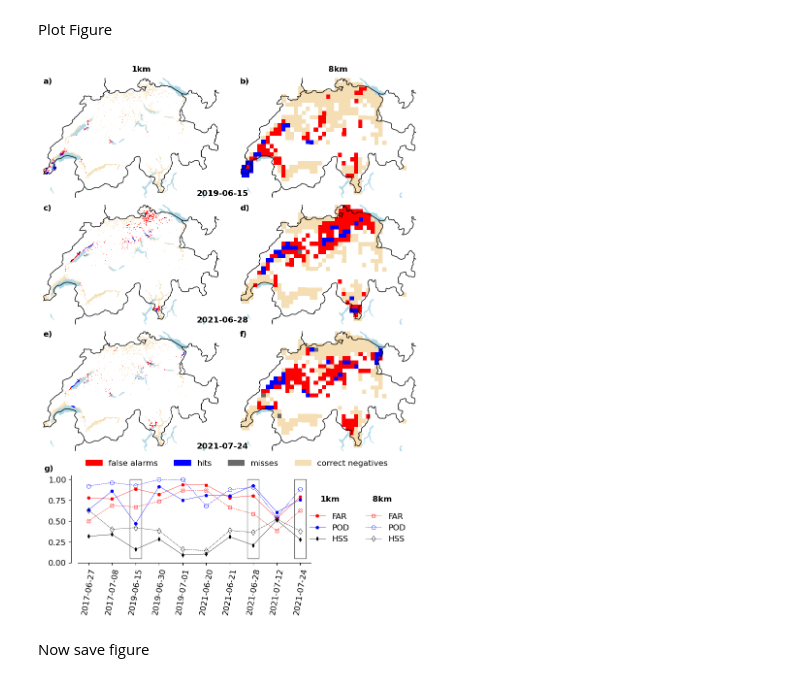
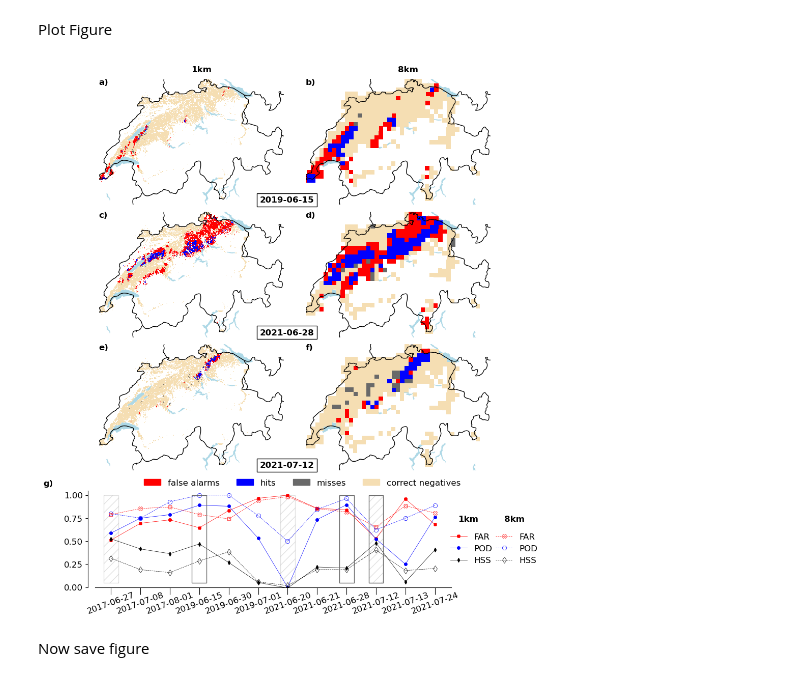
Before and after one commit to CLIMADA-project/climada_papers, a Jupyter notebook: 202403_crop_hail_damage_footprint/plot_skill_metrics_single_event_Figures_3_4.ipynb, the cells around one changed output. Cells and saved outputs as stored; diff of their text form; code cells hidden in the pictures.

Commit message:
update Figures 3 4, make nicer

```diff
--- a/202403_crop_hail_damage_footprint/plot_skill_metrics_single_event_Figures_3_4.ipynb
+++ b/202403_crop_hail_damage_footprint/plot_skill_metrics_single_event_Figures_3_4.ipynb
@@ -24,11 +24,11 @@ import matplotlib.pyplot as plt
 Specify details of the plot (Croptype, variable, resolutions etc) and directories
 # %%
 #%% SETUP
-croptype='grapevine'
+croptype='wheat'
 variable='MESHS'
 varname='MZC'
 dates=['2019-06-15','2021-06-28','2021-07-12'] #used for wheat in paper
-dates=['2019-06-15','2021-06-28','2021-07-24'] #used for grapevine
+#dates=['2019-06-15','2021-06-28','2021-07-24'] #used for grapevine
 resolutions=['1km','8km']
 
 #minimum threshold (1 means at least one field required within grid cell)
@@ -111,11 +111,11 @@ for i,date in enumerate(dates):
         #plot row labels (dates)
         if j==1:
             if i==0:
-                ax.text(-0.1,0.02,dates[i], ha='center', transform=ax.transAxes,fontweight='bold',zorder=10)
+                ax.text(-0.1,0.02,dates[i], ha='center', bbox=dict(facecolor='w'), transform=ax.transAxes,fontweight='bold',zorder=10)
             if i==1:
-                ax.text(-0.1,0.02,dates[i], ha='center', transform=ax.transAxes,fontweight='bold',zorder=10)
+                ax.text(-0.1,0.02,dates[i], ha='center', bbox=dict(facecolor='w'), transform=ax.transAxes,fontweight='bold',zorder=10)
             if i==2:
-                ax.text(-0.1,0.02,dates[i], ha='center', transform=ax.transAxes,fontweight='bold',zorder=10)
+                ax.text(-0.1,0.02,dates[i], ha='center', bbox=dict(facecolor='w'), transform=ax.transAxes,fontweight='bold',zorder=10)
 
         #plot panel labels
         if i==0:
@@ -162,7 +162,7 @@ for i,date in enumerate(dates):
 matplotlib.rcParams.update({'font.size': fontsize,'axes.edgecolor': 'k'})
 
 #create additonal axes for time series plot
-ax2=fig.add_axes([0.2,-0.12,0.48,0.18])
+ax2=fig.add_axes([0.12,-0.12,0.7,0.19])
 ax2.text(-0.145,1.05,labels[6], transform=ax2.transAxes,fontsize=fontsize,fontweight='bold')
 
 #plot measures per event (panel g)
@@ -171,38 +171,39 @@ handles,labs,ax2,dates_all,npred_per_date,df_all_dates=\
                             variable,
                             ax2,
                             measures=['FAR','POD','HSS'],
                             thresh=thresh,
                             fontsize=fontsize)
 
 #format axis
-ax2.set_xticklabels(ax2.get_xticklabels(),rotation=80)
+ax2.set_xticklabels(ax2.get_xticklabels(),rotation=20,fontsize=fontsize)
 ax2.spines[['left']].set_position(('outward', 10))
 ax2.spines[['right', 'top']].set_visible(False)
 ax2.set_ylim([0,1.05])
 
 #add legend
-leg=ax2.legend(handles=handles,labels=labs,ncol=2,loc='center',bbox_to_anchor=(1.2,0.4),edgecolor='none',facecolor='none')
+leg=ax2.legend(handles=handles,labels=labs,ncol=2,loc='center',bbox_to_anchor=(1.12,0.4),edgecolor='none',facecolor='none',columnspacing=0.4)
 leg._legend_box.align = "left"
-ax2.text(1.04,0.7,'1km', transform=ax2.transAxes,fontsize=fontsize,fontweight='bold')
-ax2.text(1.265,0.7,'8km', transform=ax2.transAxes,fontsize=fontsize,fontweight='bold')
+ax2.text(1.02,0.68,'1km', transform=ax2.transAxes,fontsize=fontsize,fontweight='bold')
+ax2.text(1.15,0.68,'8km', transform=ax2.transAxes,fontsize=fontsize,fontweight='bold')
 
 #add black boxes for dates shown in panels a-f
 for i,date in enumerate(dates):
     ind= dates_all.index(pd.Timestamp(date))
     x0=ax2.get_xticks()[ind]-0.25
     rectangle = mpatches.Rectangle((x0, 0.05), 0.5, 0.95, edgecolor='dimgrey',
     facecolor="none", linewidth=1,zorder=10)
     ax2.add_patch(rectangle)
 
 #mark dates with very low number of predictions with grey hatched boxes
 for i,date in enumerate(dates_all):
     if npred_per_date['1km'][i]<80:
         x0=ax2.get_xticks()[i]-0.25
         rectangle = mpatches.Rectangle((x0, 0.05), 0.5, 0.95, edgecolor='dimgrey',
         facecolor="none", hatch='//',linewidth=1,zorder=0,alpha=0.2)
         ax2.add_patch(rectangle)
+ax2.tick_params('x', length=10,pad=-5)
 # %% [output]
-[figure, old version]
+[figure, new version]
 # %% [markdown]
 Now save figure
 # %%
```
Also changed, not shown: parts of 1 cell of this notebook.
